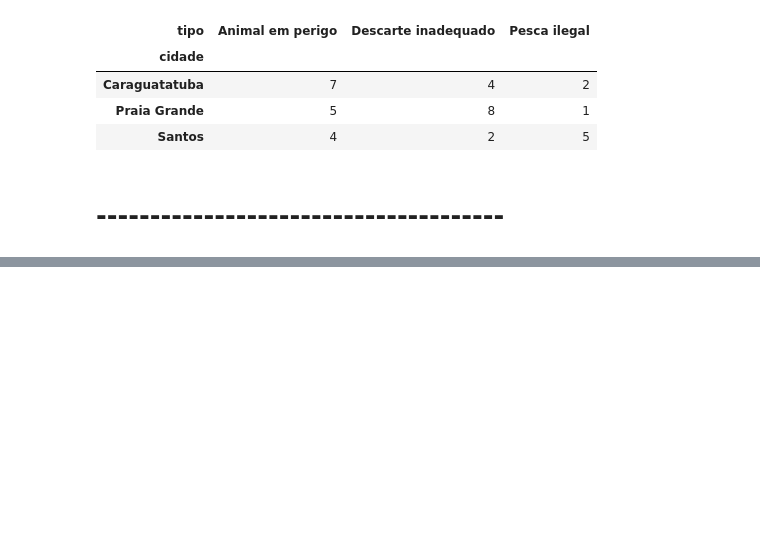
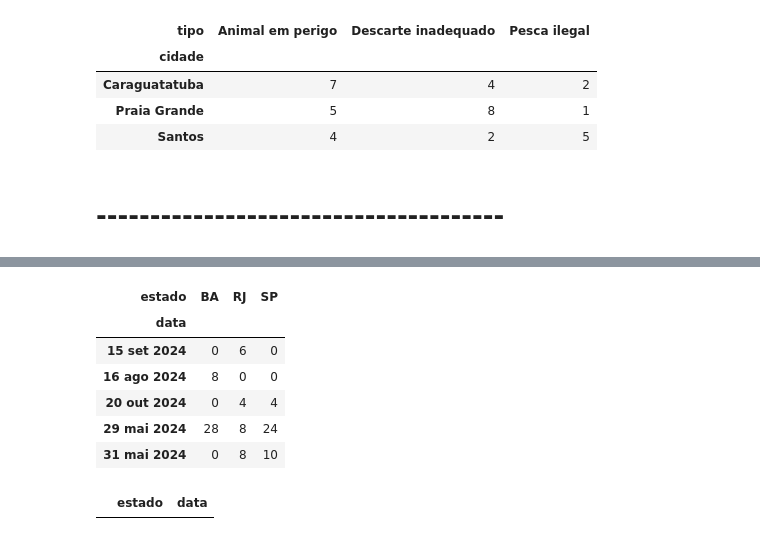
Before and after one commit to gabrielfalanga/gs-python, a Jupyter notebook: analise.ipynb, the cells around one changed output, grey strips where cells are left out. Drawn from its saved outputs; the diff is of its cells as text; code cells hidden in the pictures; blank space fills up the shorter version.

```diff
--- a/analise.ipynb
+++ b/analise.ipynb
@@ -221,0 +282,3 @@ tipos_cidades_sp_graf
+# %%
+estados_datas_df = chamados_df[['estado', 'data']]
+estados_datas_df.head()
@@ -221,0 +292,11 @@ tipos_cidades_sp_graf
+# %%
+estados_datas_df = estados_datas_df.groupby(['data', 'estado']).size().unstack(fill_value=0)
+estados_datas_df
+# %% [output]
+| estado | BA | RJ | SP |
+| data |  |  |  |
+| 15 set 2024 | 0 | 6 | 0 |
+| 16 ago 2024 | 8 | 0 | 0 |
+| 20 out 2024 | 0 | 4 | 4 |
+| 29 mai 2024 | 28 | 8 | 24 |
+| 31 mai 2024 | 0 | 8 | 10 |
@@ -221,0 +326,7 @@ tipos_cidades_sp_graf
+# %%
+primeiro_tri_df = estados_datas_df.loc[estados_datas_df['data'].str.contains('jan') |
+                                       estados_datas_df['data'].str.contains('fev') |
+                                       estados_datas_df['data'].str.contains('mar')]
+primeiro_tri_df.head()
+# %% [output]
+|  | estado | data |
```
Also changed, not shown: parts of 8 cells of this notebook.
